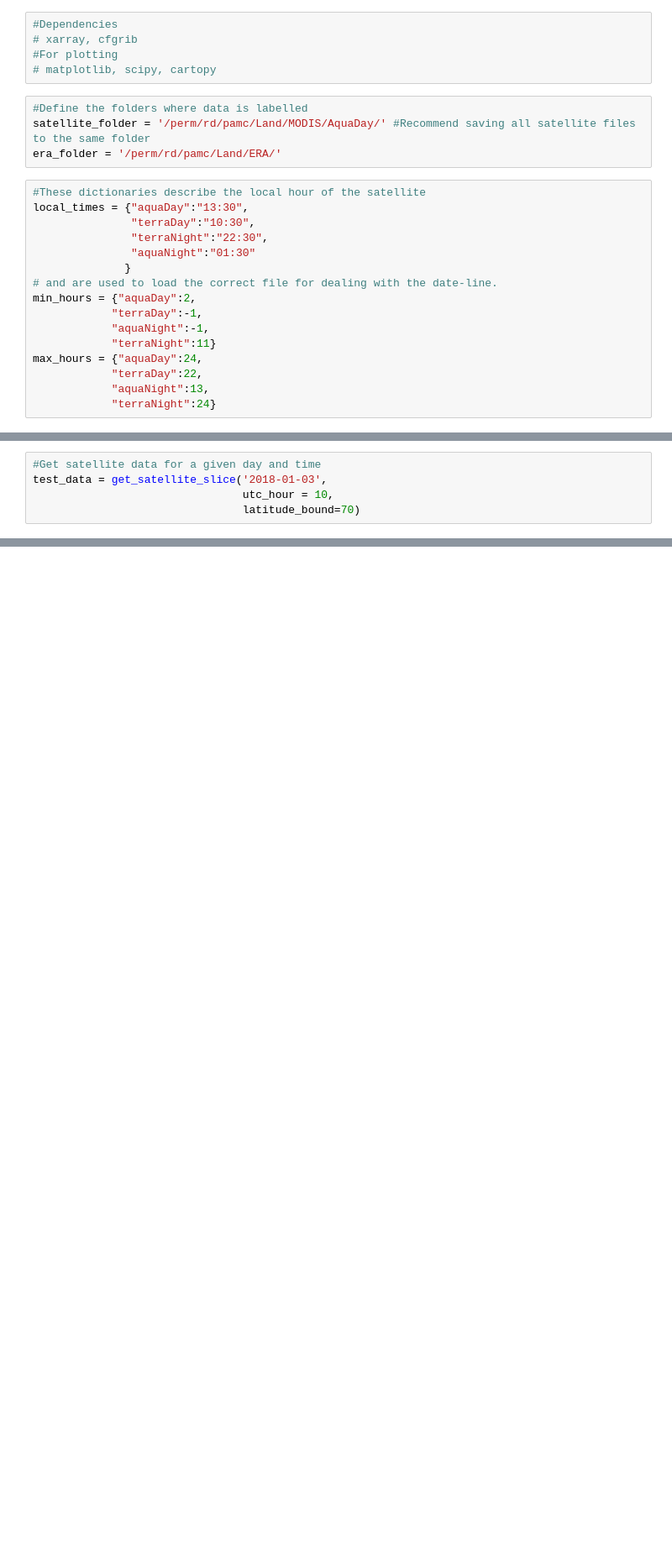
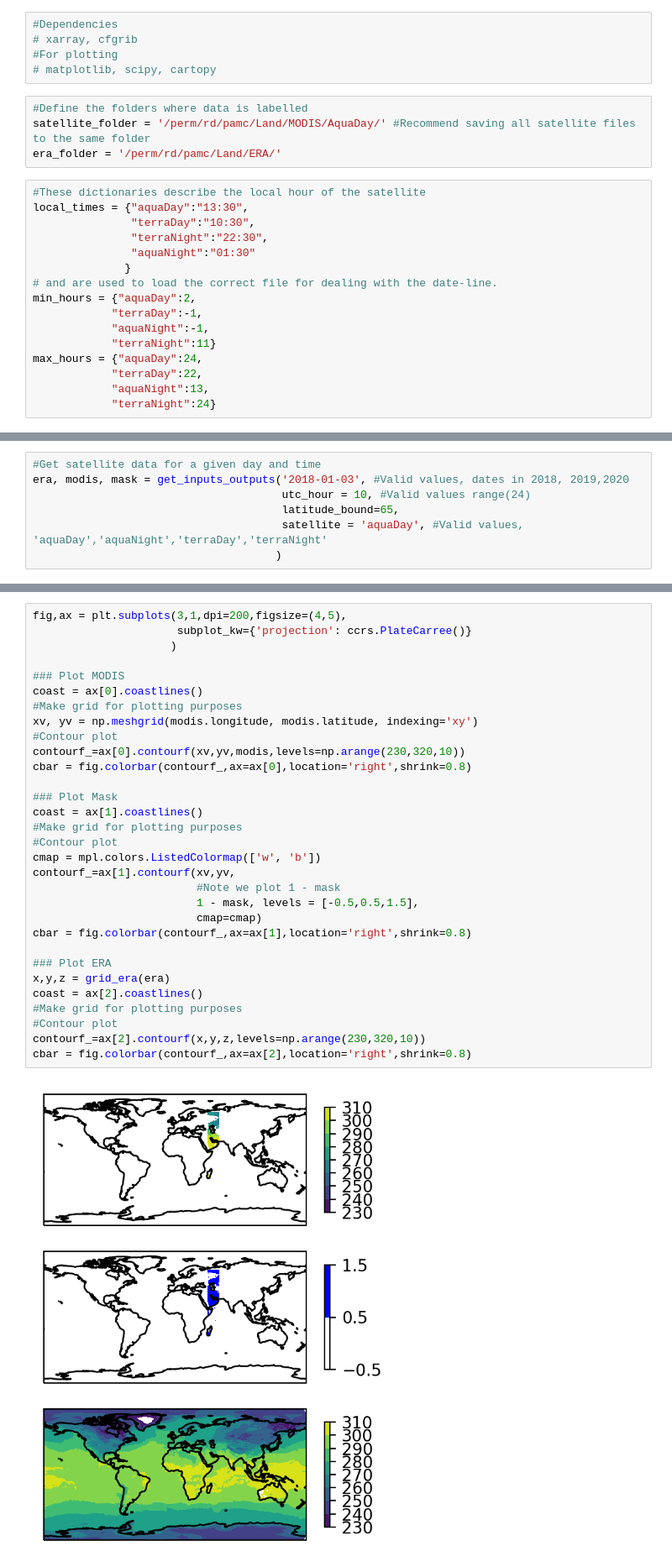
Before and after one commit to mchantry/ML4Land, a Jupyter notebook: ML4Land.ipynb, the cells around one changed output, grey strips where cells are left out. Shown at 84% size. Cells and saved outputs as stored; diff of their text form; blank space fills up the shorter version.

```diff
--- a/ML4Land.ipynb
+++ b/ML4Land.ipynb
@@ -75,5 +130,7 @@ def get_satellite_slice(date : str,
 # %%
 #Get satellite data for a given day and time
-test_data = get_satellite_slice('2018-01-03',
-                                utc_hour = 10,
-                                latitude_bound=70)
+era, modis, mask = get_inputs_outputs('2018-01-03', #Valid values, dates in 2018, 2019,2020
+                                      utc_hour = 10, #Valid values range(24)
+                                      latitude_bound=65,
+                                      satellite = 'aquaDay', #Valid values, 'aquaDay','aquaNight','terraDay','terraNight'
+                                     )
@@ -152,3 +137,36 @@ da = get_era_data('2018-01-03',10)
+# %%
+fig,ax = plt.subplots(3,1,dpi=200,figsize=(4,5),
+                      subplot_kw={'projection': ccrs.PlateCarree()}
+                     )
+
+### Plot MODIS
+coast = ax[0].coastlines()
+#Make grid for plotting purposes
+xv, yv = np.meshgrid(modis.longitude, modis.latitude, indexing='xy')
+#Contour plot
+contourf_=ax[0].contourf(xv,yv,modis,levels=np.arange(230,320,10))
+cbar = fig.colorbar(contourf_,ax=ax[0],location='right',shrink=0.8)
+
+### Plot Mask
+coast = ax[1].coastlines()
+#Make grid for plotting purposes
+#Contour plot
+cmap = mpl.colors.ListedColormap(['w', 'b'])
+contourf_=ax[1].contourf(xv,yv,
+                         #Note we plot 1 - mask
+                         1 - mask, levels = [-0.5,0.5,1.5],
+                         cmap=cmap)
+cbar = fig.colorbar(contourf_,ax=ax[1],location='right',shrink=0.8)
+
+### Plot ERA
+x,y,z = grid_era(era)
+coast = ax[2].coastlines()
+#Make grid for plotting purposes
+#Contour plot
+contourf_=ax[2].contourf(x,y,z,levels=np.arange(230,320,10))
+cbar = fig.colorbar(contourf_,ax=ax[2],location='right',shrink=0.8)
+# %% [output]
+[figure, added]
 # %%
 #DataArray for ERA at a specific time/day
 
```
Also changed, not shown: parts of 12 cells of this notebook.
